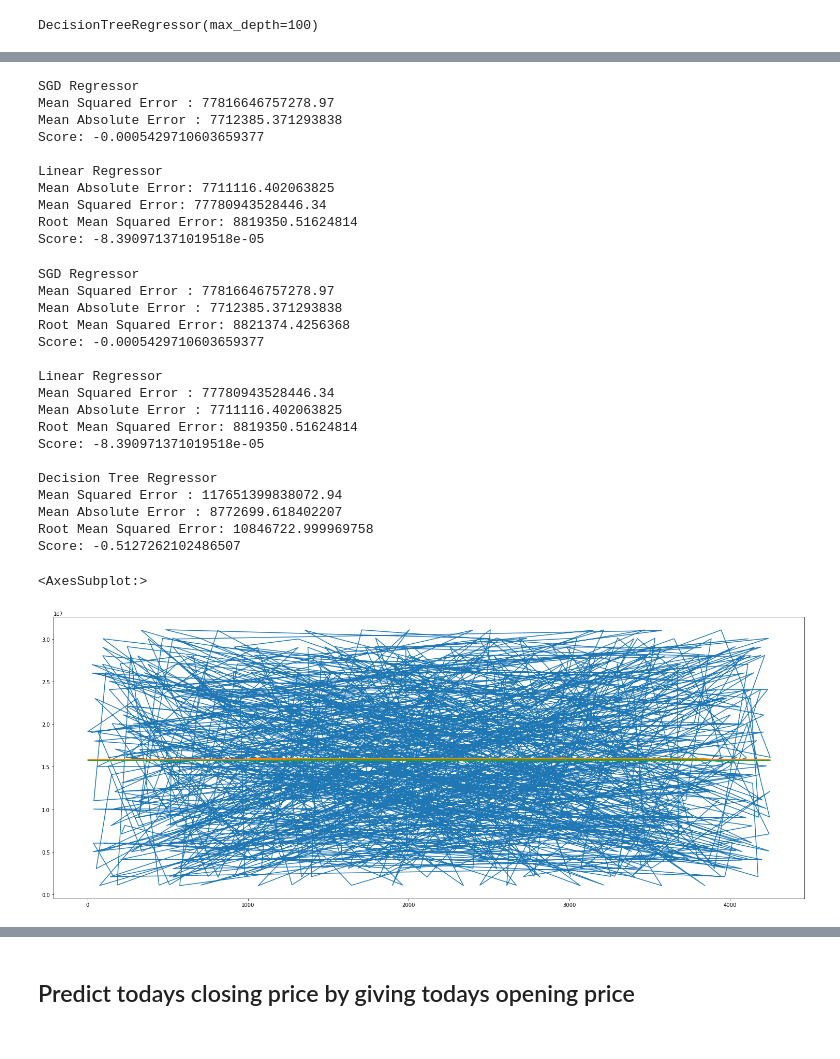
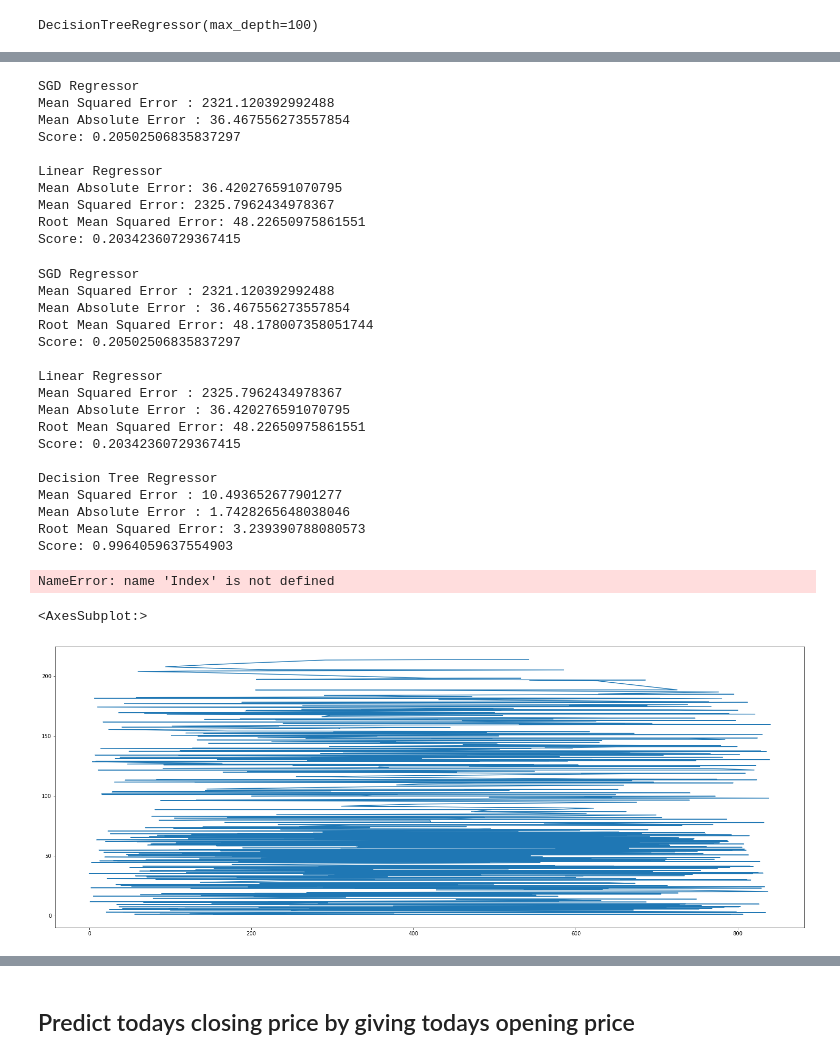
Before and after one commit to anafvana/DAVE3625_Oblig2, a Jupyter notebook: main_with_date.ipynb, the cells around one changed output, grey strips where cells are left out. Saved outputs shown, nothing was run; the diff lists cells and outputs as text; code cells hidden in the pictures.

```diff
--- a/main_with_date.ipynb
+++ b/main_with_date.ipynb
@@ -10,9 +10,7 @@ import numpy as np
 # %%
 df = pd.read_csv("NAS.csv")                         #Read the csv
 df.iloc[:, 0]= pd.to_datetime(df.iloc[:, 0])        #Convert date to datetime
-# df.set_index('Date',inplace=True)                   #Setting date as index
-df['Date'] = df['Date'].dt.strftime('%d.%m.%Y')
-df['Date'] = df['Date'].str.replace(".","").astype(int)
+df.set_index('Date',inplace=True)                   #Setting date as index
 # %%
 df.replace(0, np.nan, inplace=True) #Replacing 0 with NaN
 df.dropna(inplace=True)  #Dropping all columns with NaN
@@ -43,0 +26,5 @@ Name: Date, Length: 4204, dtype: int32
+# %%
+df['days_from_start'] = (df.index - df.index[0]).days
+X = df['days_from_start'].values.reshape(-1, 1)
+y = df['Close'].values
+X
@@ -96,15 +91,15 @@ print('Root Mean Squared Error:', np.sqrt(metrics.mean_squared_error(y_test, LR_
 print("Score:", regressor.score(X_test, y_test))
 # %% [output]
 SGD Regressor
-Mean Squared Error : 77816646757278.97
-Mean Absolute Error : 7712385.371293838
-Score: -0.0005429710603659377
+Mean Squared Error : 2321.120392992488
+Mean Absolute Error : 36.467556273557854
+Score: 0.20502506835837297
 
 Linear Regressor
-Mean Absolute Error: 7711116.402063825
-Mean Squared Error: 77780943528446.34
-Root Mean Squared Error: 8819350.51624814
-Score: -8.390971371019518e-05
+Mean Absolute Error: 36.420276591070795
+Mean Squared Error: 2325.7962434978367
+Root Mean Squared Error: 48.22650975861551
+Score: 0.20342360729367415
 # %%
 from sklearn import metrics
 def ModelScoring(name, model): #pass the name of the model, and the model itself
@@ -120,32 +115,33 @@ ModelScoring("Linear Regressor", regressor)
 ModelScoring("Decision Tree Regressor", DTreeModel)
 # %% [output]
 SGD Regressor
-Mean Squared Error : 77816646757278.97
-Mean Absolute Error : 7712385.371293838
-Root Mean Squared Error: 8821374.4256368
-Score: -0.0005429710603659377
+Mean Squared Error : 2321.120392992488
+Mean Absolute Error : 36.467556273557854
+Root Mean Squared Error: 48.178007358051744
+Score: 0.20502506835837297
 
 Linear Regressor
-Mean Squared Error : 77780943528446.34
-Mean Absolute Error : 7711116.402063825
-Root Mean Squared Error: 8819350.51624814
-Score: -8.390971371019518e-05
+Mean Squared Error : 2325.7962434978367
+Mean Absolute Error : 36.420276591070795
+Root Mean Squared Error: 48.22650975861551
+Score: 0.20342360729367415
 
 Decision Tree Regressor
-Mean Squared Error : 117651399838072.94
-Mean Absolute Error : 8772699.618402207
-Root Mean Squared Error: 10846722.999969758
-Score: -0.5127262102486507
+Mean Squared Error : 10.493652677901277
+Mean Absolute Error : 1.7428265648038046
+Root Mean Squared Error: 3.239390788080573
+Score: 0.9964059637554903
 # %%
-df2 = pd.DataFrame({'Actual': y_test, 'SGD': SGD_pred, 'LR': LR_pred})
-#df2.sort_values(by='Date',inplace=True)
+df2 = pd.DataFrame({'Actual': y_test, 'SGD': Dtree_pred})
+df2.sort_values(by=Index,inplace=True)
+# %% [output]
+NameError: name 'Index' is not defined
 # %%
 df2['Actual'].plot(figsize=(26,10))
-df2['SGD'].plot(figsize=(26,10))
-df2['LR'].plot(figsize=(26,10))
+#df2['SGD'].plot(figsize=(26,10))
 # %% [output]
 <AxesSubplot:>
-[figure, old version]
+[figure, new version]
 # %%
 diffSGD_LR = df2['SGD']/df2['LR']
 diffSGD_LR.plot(figsize=(26,10))
```
Also changed, not shown: parts of 8 cells of this notebook.
